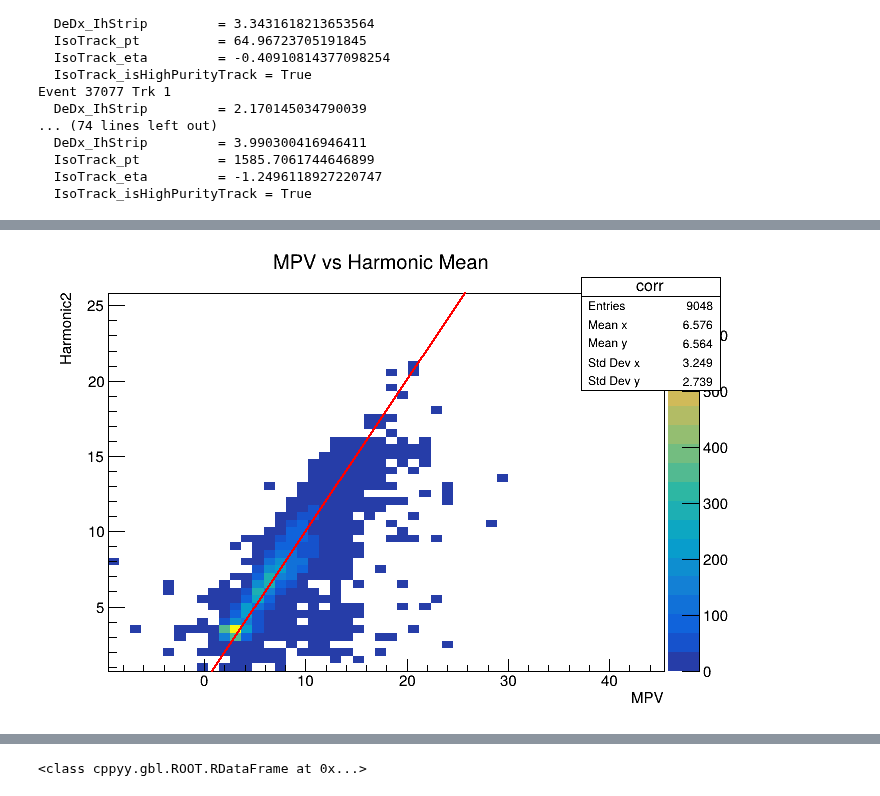
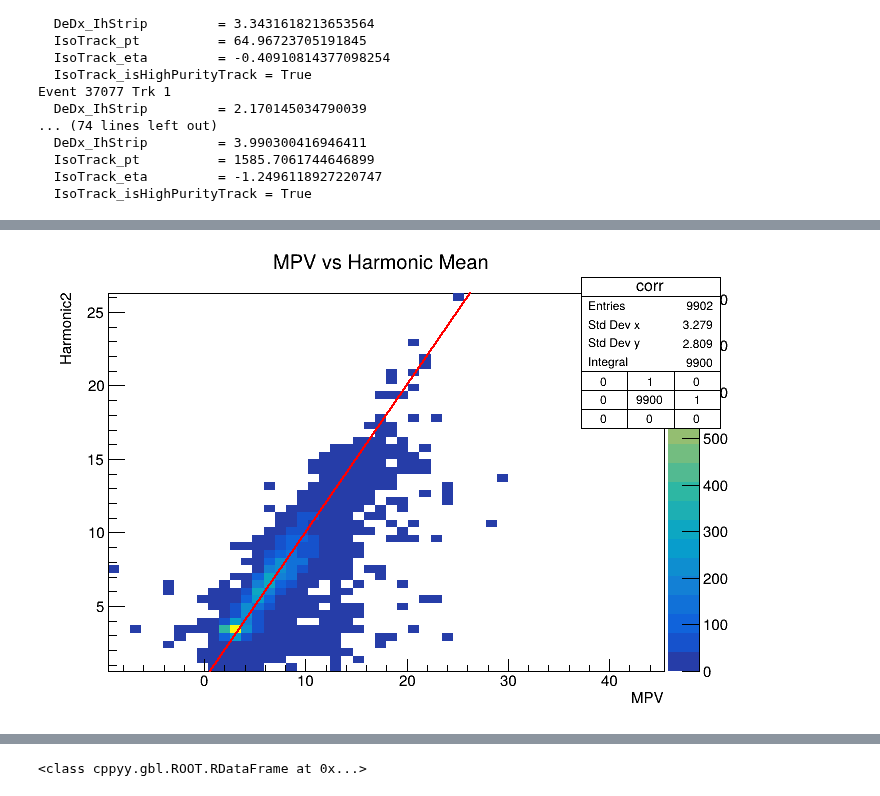
Before and after one commit to both-sides/optimizing_DEDx_estimator, a Jupyter notebook: notebooks/fit.ipynb, the cells around one changed output, grey strips where cells are left out. Saved outputs shown, nothing was run; the diff lists cells and outputs as text; code cells hidden in the pictures.

```diff
--- a/notebooks/fit.ipynb
+++ b/notebooks/fit.ipynb
@@ -36,5 +36,5 @@ __filter out the fits that did not converge or have pathalogical mpvs__
 __check how strongly the fits tighten the mpv distributions__
 # %%
 
-results = utils.fit_mpv(cluster, 5, 10000)
+results = utils.fit_mpv(cluster)
 # %% [output]
@@ -229,33 +227,34 @@ def plot_track_distributions_pyroot(tracks, labels=None, cols=2, canvas_name="c_
 # %%
 
 corel_params = results["corel"]
 
 
 c = rt.TCanvas()
 
 x_vals = [r[0] for r in corel_params]
 y_vals = [r[1] for r in corel_params]
 corr_hist = rt.TH2F("corr", "MPV vs Harmonic Mean;MPV;Harmonic2", 50, min(x_vals), max(x_vals), 50, min(y_vals), max(y_vals))
 for x, y in corel_params:
     corr_hist.Fill(x, y)
+rt.gStyle.SetOptStat("neiuor")
 corr_hist.Draw("COLZ")
 
 
 xmin, xmax = min(x_vals), max(x_vals)
 ymin, ymax = min(y_vals), max(y_vals)
 
 
 low  = max(xmin, ymin)
 high = min(xmax, ymax)
 
 diag = rt.TLine(low, low, high, high)   # y = x
 diag.SetLineColor(rt.kRed)
 diag.SetLineWidth(2)
 diag.Draw("same")
 
 c.Draw()
 # %% [output]
-[figure, old version]
+[figure, new version]
 # %%
 c = rt.TCanvas()
 c.SetLogy()
```
Also changed, not shown: parts of 7 cells of this notebook, 1 other file.
